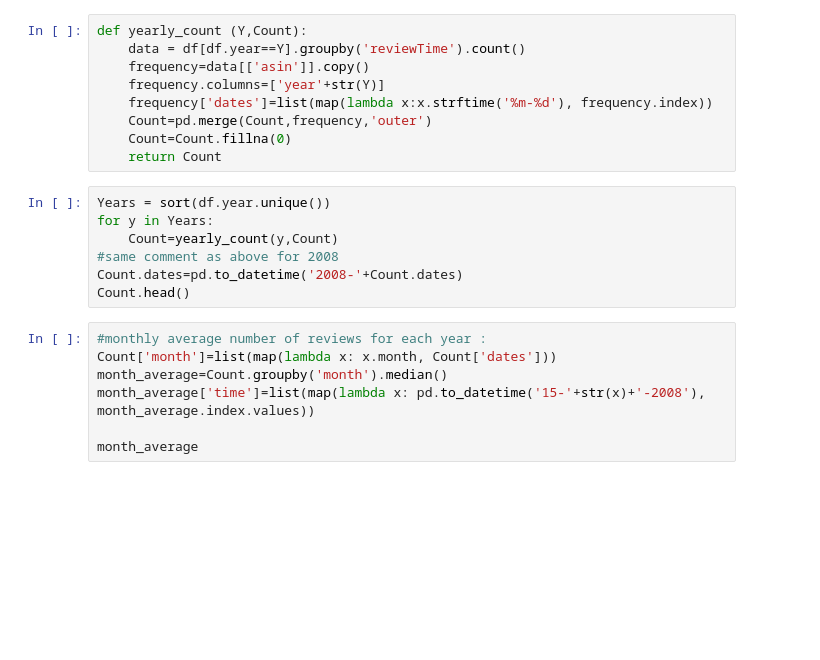
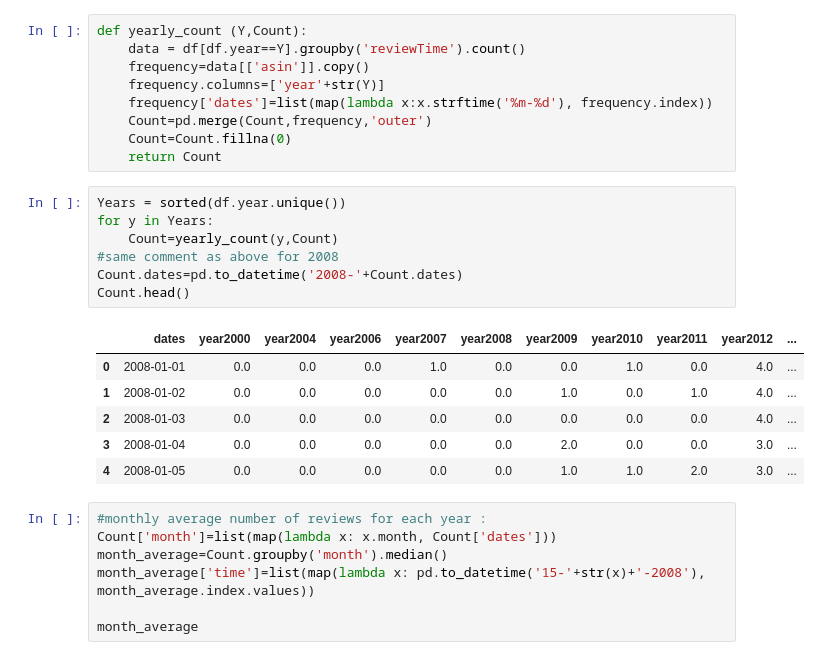
Before and after one commit to sourabhlal/ada2017, a Jupyter notebook: Project/exploration_AmazonInstantVideo-Copy1.ipynb, the cells around one changed output. Drawn from its saved outputs; the diff is of its cells as text; blank space fills up the shorter version.

```diff
--- a/Project/exploration_AmazonInstantVideo-Copy1.ipynb
+++ b/Project/exploration_AmazonInstantVideo-Copy1.ipynb
@@ -73,12 +119,19 @@ def yearly_count (Y,Count):
     Count=Count.fillna(0)
     return Count
 # %%
-Years = sort(df.year.unique())
+Years = sorted(df.year.unique())
 for y in Years:
     Count=yearly_count(y,Count)
 #same comment as above for 2008
 Count.dates=pd.to_datetime('2008-'+Count.dates)
 Count.head()
+# %% [output]
+|  | dates | year2000 | year2004 | year2006 | year2007 | year2008 | year2009 | year2010 | year2011 | year2012 | ... |
+| 0 | 2008-01-01 | 0.0 | 0.0 | 0.0 | 1.0 | 0.0 | 0.0 | 1.0 | 0.0 | 4.0 | ... |
+| 1 | 2008-01-02 | 0.0 | 0.0 | 0.0 | 0.0 | 0.0 | 1.0 | 0.0 | 1.0 | 4.0 | ... |
+| 2 | 2008-01-03 | 0.0 | 0.0 | 0.0 | 0.0 | 0.0 | 0.0 | 0.0 | 0.0 | 4.0 | ... |
+| 3 | 2008-01-04 | 0.0 | 0.0 | 0.0 | 0.0 | 0.0 | 2.0 | 0.0 | 0.0 | 3.0 | ... |
+| 4 | 2008-01-05 | 0.0 | 0.0 | 0.0 | 0.0 | 0.0 | 1.0 | 1.0 | 2.0 | 3.0 | ... |
 # %%
 #monthly average number of reviews for each year :
 Count['month']=list(map(lambda x: x.month, Count['dates']))
```
Also changed, not shown: parts of 32 cells of this notebook.
